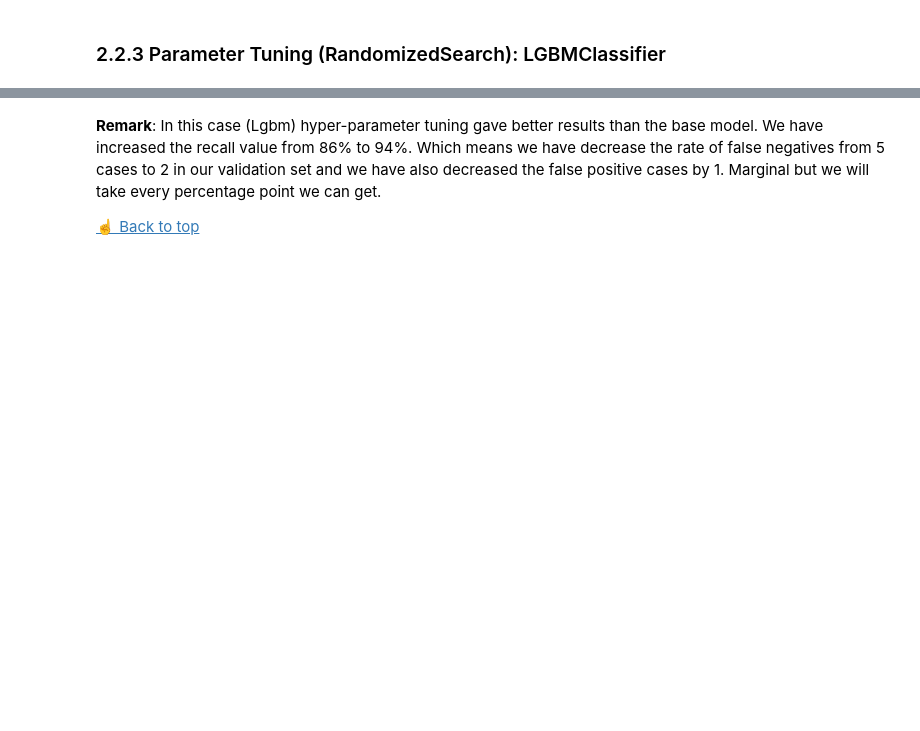
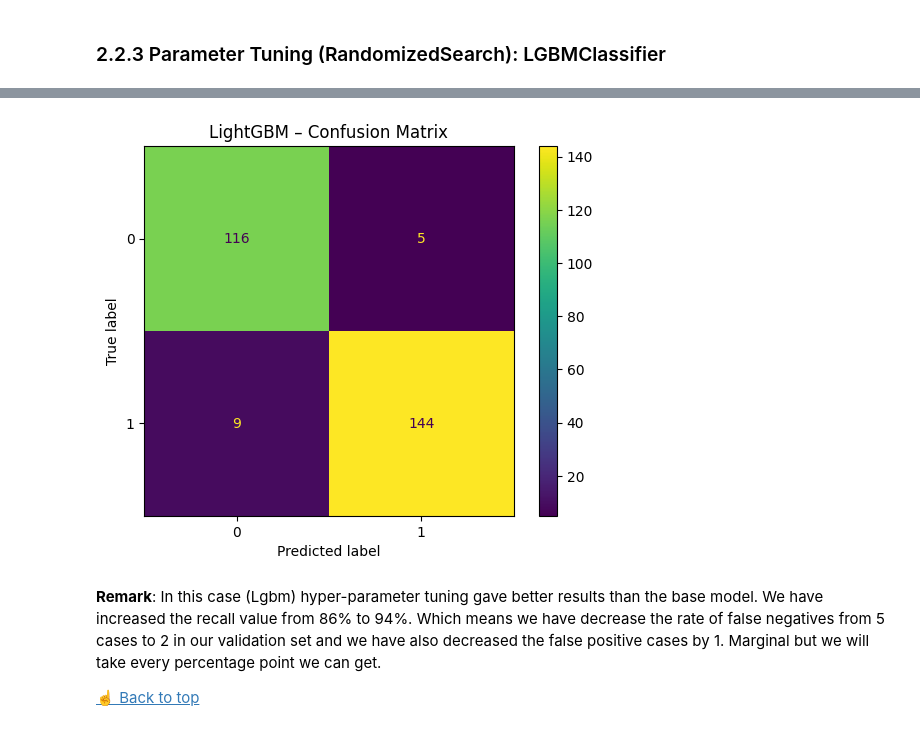
Before and after one commit to Sachin20010517/sca-supervised-prediction-model, a Jupyter notebook: sca_predictions.ipynb, the cells around one changed output, grey strips where cells are left out. Saved outputs shown, nothing was run; the diff lists cells and outputs as text; code cells hidden in the pictures; blank space fills up the shorter version.

```diff
--- a/sca_predictions.ipynb
+++ b/sca_predictions.ipynb
@@ -980,9 +1062,14 @@ params
 # %%
 lgbm = LGBMClassifier(**params);
 
-lgbm.fit(X_train, y_train,
-        eval_set=(X_val, y_val),
-        verbose=False,
-);
+# lgbm.fit(X_train, y_train,
+#         eval_set=(X_val, y_val),
+#         verbose=False,
+# );
+lgbm.fit(
+    X_train, y_train,
+    eval_set=[(X_val, y_val)]
+)
+
 
 print(classification_report(y_val, lgbm.predict(X_val)))
@@ -991,3 +1085,10 @@ plot_confusion_matrix(lgbm, X_val, y_val);
+# %%
+# plot_confusion_matrix(lgbm, X_val, y_val);
+ConfusionMatrixDisplay.from_estimator(lgbm, X_val, y_val)
+plt.title("LightGBM – Confusion Matrix")
+plt.show()
+# %% [output]
+[figure, added]
 # %% [markdown]
 **Remark**: In this case (Lgbm) hyper-parameter tuning gave better results than the base model. We have increased the recall value from 86% to 94%. Which means we have decrease the rate of false negatives from 5 cases to 2 in our validation set and we have also decreased the false positive cases by 1. Marginal but we will take every percentage point we can get.
 
```
Also changed, not shown: parts of 16 cells of this notebook.
